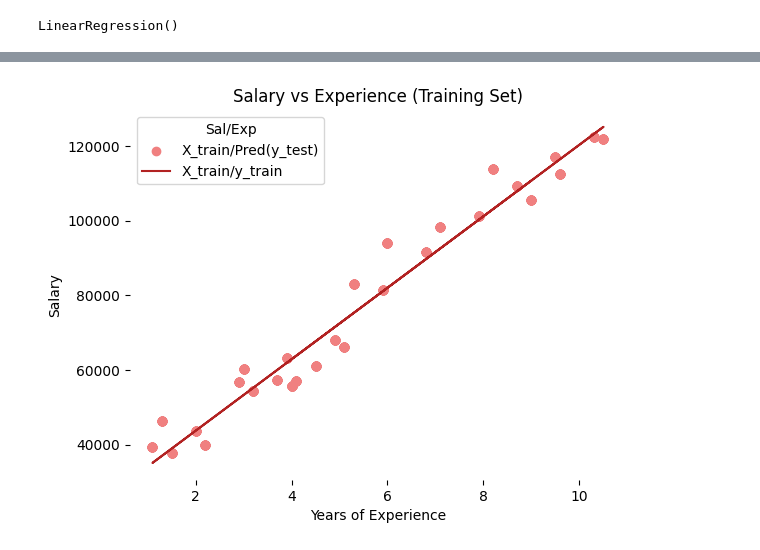
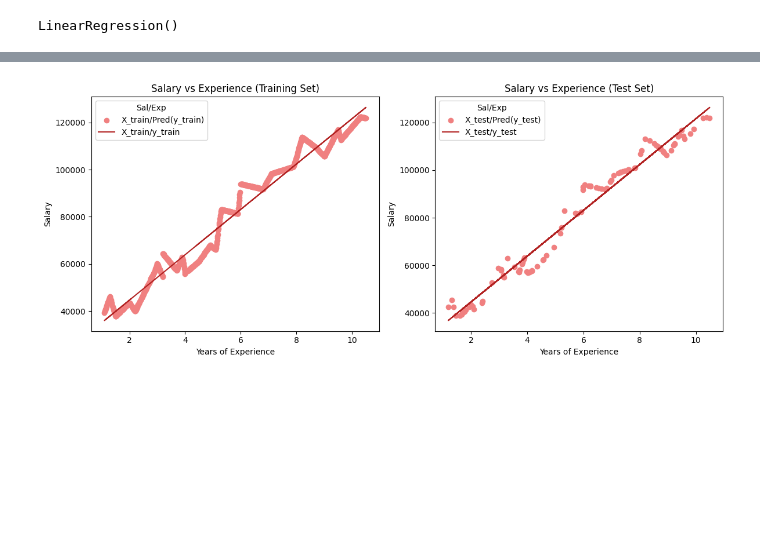
Before and after one commit to LuluW8071/Data-Science, a Jupyter notebook: Machine Learning/01-Supervised-Learning/01_Linear_Regression.ipynb, the cells around one changed output, grey strips where cells are left out. Cells and saved outputs as stored; diff of their text form; code cells hidden in the pictures; blank space fills up the shorter version.

```diff
--- a/Machine Learning/01-Supervised-Learning/01_Linear_Regression.ipynb
+++ b/Machine Learning/01-Supervised-Learning/01_Linear_Regression.ipynb
@@ -219,8 +111,8 @@ y = df.iloc[:, 1:]  # dependent
 # Splitting dataset into test/train
 X_train, X_test, y_train, y_test = train_test_split(X,
                                                     y,
-                                                    test_size = 0.2,
-                                                    random_state = 0)
+                                                    test_size = 0.1,
+                                                    random_state = 42)
 
 len(X_train), len(X_test)
 # %% [output]
@@ -236,14 +149,26 @@ LinearRegression()
 y_pred_test = regressor.predict(X_test)     # predicted value of y_test
 y_pred_train = regressor.predict(X_train)   # predicted value of y_train
 # %%
+# Creating a figure and subplots
+fig, axs = plt.subplots(1, 2, figsize=(12, 5))
+
 # Prediction on training set
-plt.scatter(X_train, y_train, color = 'lightcoral')
-plt.plot(X_train, y_pred_train, color = 'firebrick')
-plt.title('Salary vs Experience (Training Set)')
-plt.xlabel('Years of Experience')
-plt.ylabel('Salary')
-plt.legend(['X_train/Pred(y_test)', 'X_train/y_train'], title = 'Sal/Exp', loc='best', facecolor='white')
-plt.box(False)
+axs[0].scatter(X_train, y_train, color='lightcoral')
+axs[0].plot(X_train, y_pred_train, color='firebrick')
+axs[0].set_title('Salary vs Experience (Training Set)')
+axs[0].set_xlabel('Years of Experience')
+axs[0].set_ylabel('Salary')
+axs[0].legend(['X_train/Pred(y_train)', 'X_train/y_train'], title='Sal/Exp', loc='best', facecolor='white')
+
+# Prediction on test set
+axs[1].scatter(X_test, y_test, color='lightcoral')
+axs[1].plot(X_test, y_pred_test, color='firebrick')
+axs[1].set_title('Salary vs Experience (Test Set)')
+axs[1].set_xlabel('Years of Experience')
+axs[1].set_ylabel('Salary')
+axs[1].legend(['X_test/Pred(y_test)', 'X_test/y_test'], title='Sal/Exp', loc='best', facecolor='white')
+
+plt.tight_layout()
 plt.show()
 # %% [output]
-[figure, old version]
+[figure, new version]
```
Also changed, not shown: parts of 24 cells of this notebook, 1 other file.
